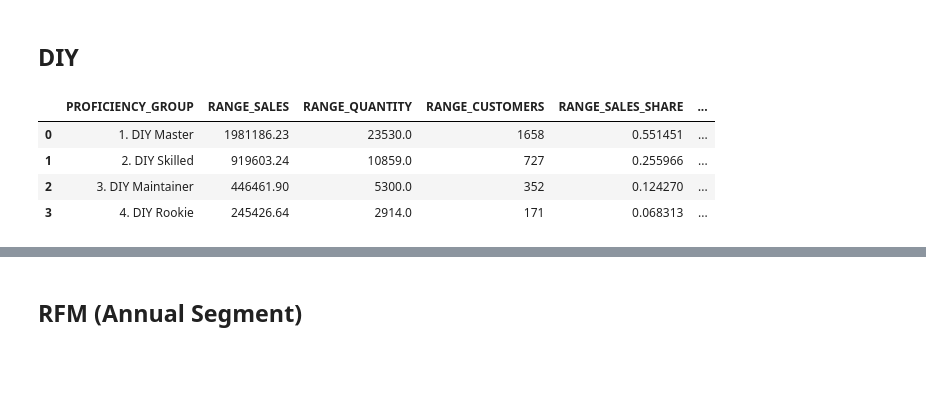
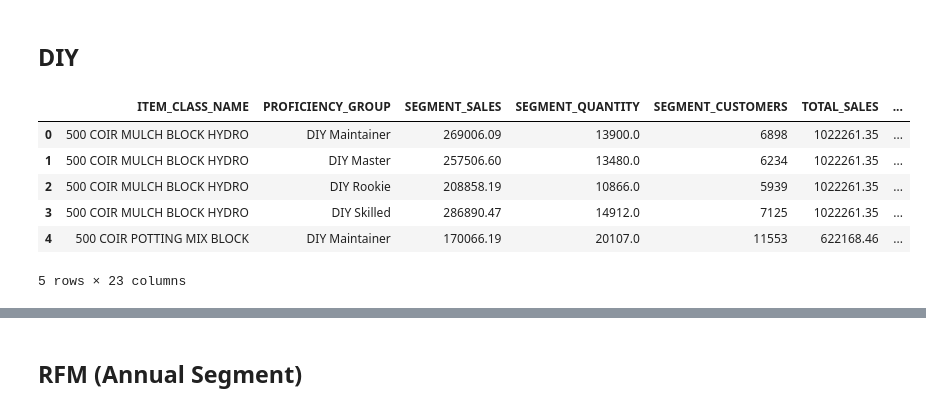
Before and after one commit to Meiji-Tran/Merch-Insights, a Jupyter notebook: NZ pest control & growing media/profiling.ipynb, the cells around one changed output, grey strips where cells are left out. Drawn from its saved outputs; the diff is of its cells as text; code cells hidden in the pictures; blank space fills up the shorter version.

```diff
--- a/NZ pest control & growing media/profiling.ipynb
+++ b/NZ pest control & growing media/profiling.ipynb
@@ -180,15 +356,19 @@ GM_diy = con.read_sql_file_into_pandas(
     formatting={
         'start_date': start_date,
         'end_date': end_date,
-        'table_name': table_GM
+        'table_name': table_GM,
+        'level' : 'item_class_name',
+        'country' : 'AU'
     }
 )
 # %%
 # Check data
-GM_diy
+GM_diy.head()
 # %% [output]
-|  | PROFICIENCY_GROUP | RANGE_SALES | RANGE_QUANTITY | RANGE_CUSTOMERS | RANGE_SALES_SHARE | ... |
-| 0 | 1. DIY Master | 1981186.23 | 23530.0 | 1658 | 0.551451 | ... |
-| 1 | 2. DIY Skilled | 919603.24 | 10859.0 | 727 | 0.255966 | ... |
-| 2 | 3. DIY Maintainer | 446461.90 | 5300.0 | 352 | 0.124270 | ... |
-| 3 | 4. DIY Rookie | 245426.64 | 2914.0 | 171 | 0.068313 | ... |
+|  | ITEM_CLASS_NAME | PROFICIENCY_GROUP | SEGMENT_SALES | SEGMENT_QUANTITY | SEGMENT_CUSTOMERS | TOTAL_SALES | ... |
+| 0 | 500 COIR MULCH BLOCK HYDRO | DIY Maintainer | 269006.09 | 13900.0 | 6898 | 1022261.35 | ... |
+| 1 | 500 COIR MULCH BLOCK HYDRO | DIY Master | 257506.60 | 13480.0 | 6234 | 1022261.35 | ... |
+| 2 | 500 COIR MULCH BLOCK HYDRO | DIY Rookie | 208858.19 | 10866.0 | 5939 | 1022261.35 | ... |
+| 3 | 500 COIR MULCH BLOCK HYDRO | DIY Skilled | 286890.47 | 14912.0 | 7125 | 1022261.35 | ... |
+| 4 | 500 COIR POTTING MIX BLOCK | DIY Maintainer | 170066.19 | 20107.0 | 11553 | 622168.46 | ... |
+5 rows × 23 columns
```
Also changed, not shown: parts of 44 cells of this notebook, 8 other files.
